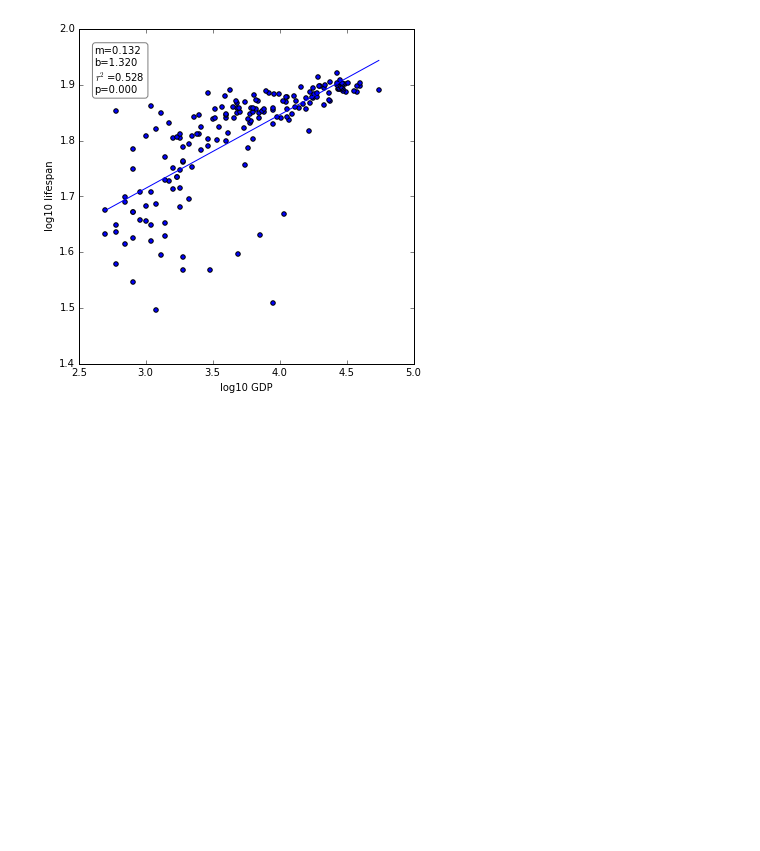
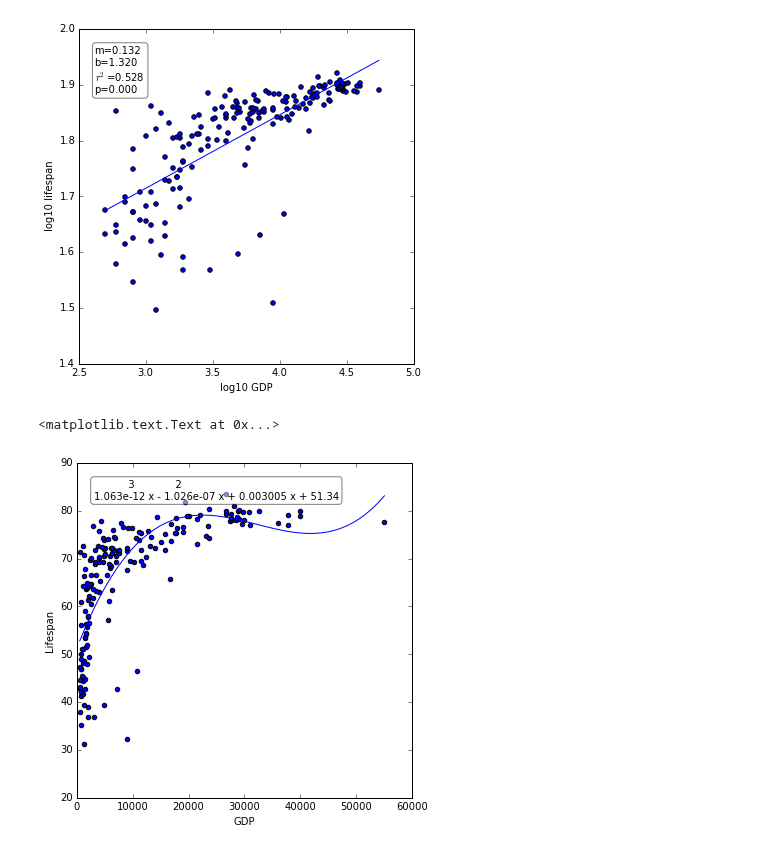
Before and after one commit to bmaillou/BigDataPython, a Jupyter notebook: more-line-fit-GDP-answers.ipynb, the cells around one changed output. Saved outputs shown, nothing was run; the diff lists cells and outputs as text; code cells hidden in the pictures; blank space fills up the shorter version.

```diff
--- a/more-line-fit-GDP-answers.ipynb
+++ b/more-line-fit-GDP-answers.ipynb
@@ -55,3 +55,32 @@ ax.text(0.05,0.95,textstr,transform=ax.transAxes,fontsize=10,verticalalignment='
 # %% [output]
 <matplotlib.text.Text at 0x...>
 [figure]
+# %%
+%matplotlib inline
+import matplotlib.pyplot as plt
+import numpy as np
+
+fit_order=3
+
+data=np.genfromtxt('GDP-Lifespan.csv',delimiter=',',skip_header=1,usecols=(2,3))
+
+
+GDP_fit=np.linspace(np.min(data[:,1]),np.max(data[:,1]))  #I set the range using the data
+a=np.polyfit(data[:,1],data[:,0],fit_order)  #I just copied from above to have in the same cell
+
+polynominal=np.poly1d(a)
+lifespan_fit=polynominal(GDP_fit)
+
+fig,ax=plt.subplots()
+fig.set_size_inches(6,6)
+ax.plot(GDP_fit,lifespan_fit)
+ax.scatter(data[:,1],data[:,0])
+ax.set_xlabel('GDP')
+ax.set_ylabel('Lifespan')
+ax.set_xlim([0,60000])
+
+props=dict(boxstyle='round',facecolor='white',alpha=0.5)
+ax.text(0.05,0.95,polynominal,transform=ax.transAxes,fontsize=10,verticalalignment='top',bbox=props)
+# %% [output]
+<matplotlib.text.Text at 0x...>
+[figure, added]
```
Also changed, not shown: parts of 2 cells of this notebook, 1 other file.
